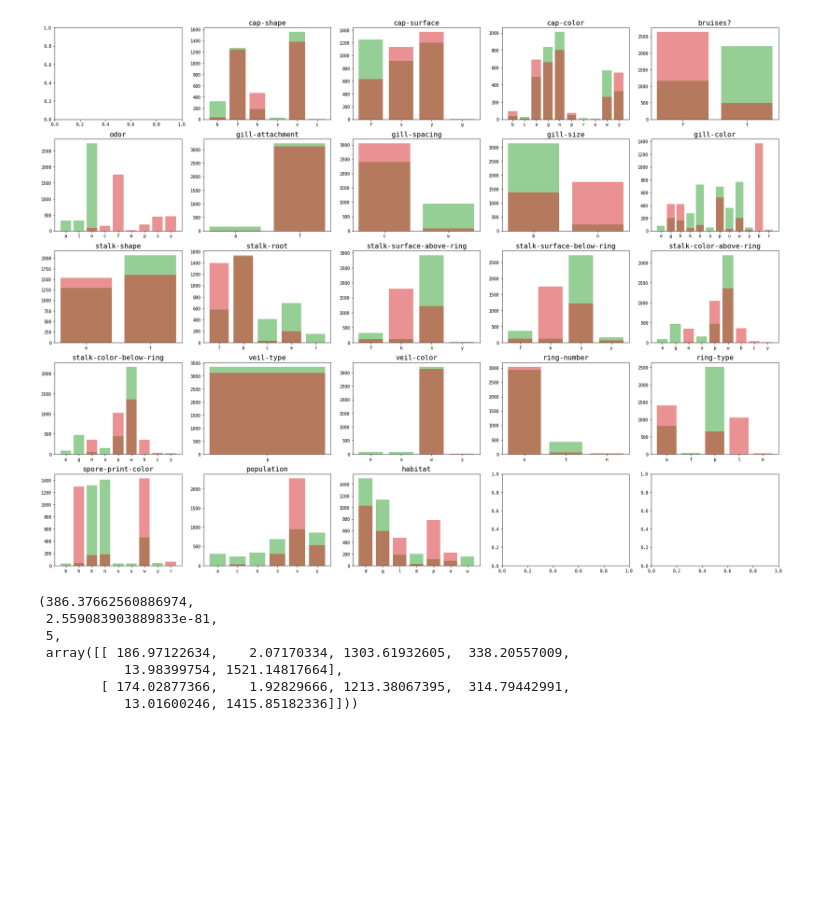
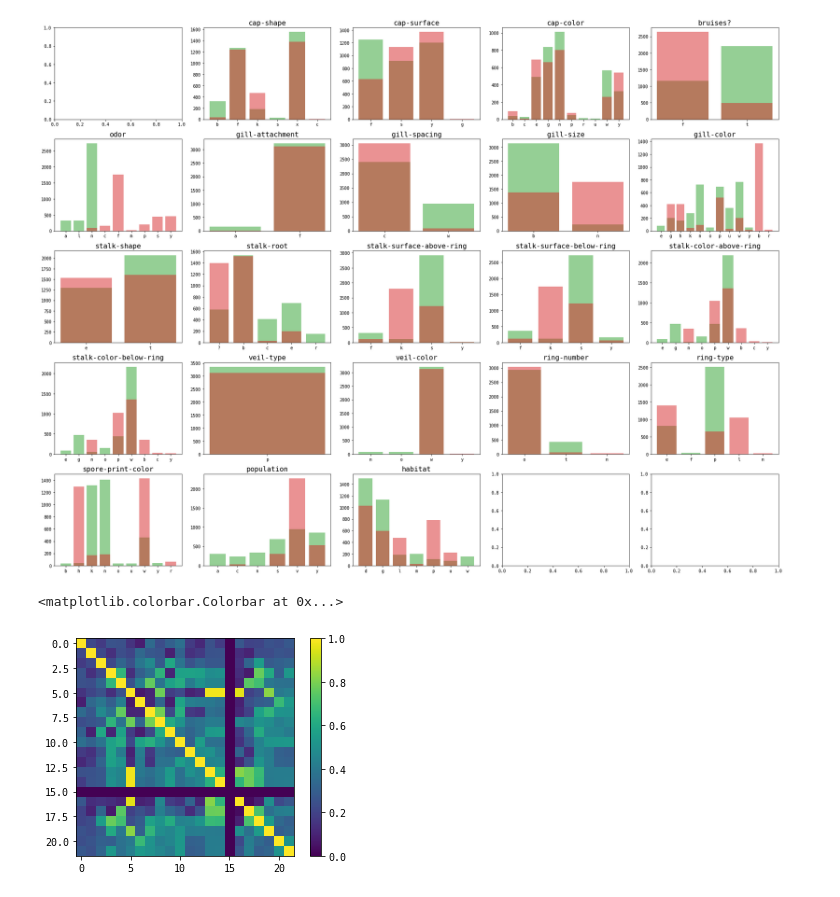
Before and after one commit to sinwall/221117_MLBasic, a Jupyter notebook: byungchang/starter_mushroom.ipynb, the cells around one changed output. Saved outputs shown, nothing was run; the diff lists cells and outputs as text; code cells hidden in the pictures; blank space fills up the shorter version.

Commit message:
cramer v

```diff
--- a/byungchang/starter_mushroom.ipynb
+++ b/byungchang/starter_mushroom.ipynb
@@ -6,7 +6,6 @@ plt.rcParams['font.family'] = 'DejaVu Sans Mono'
 input_path = '../../input'
 # %%
 col_names = [
-    'edibility',
     'cap-shape', 'cap-surface', 'cap-color', 'bruises?', 'odor',
     'gill-attachment', 'gill-spacing', 'gill-size', 'gill-color', 'stalk-shape',
     'stalk-root', 'stalk-surface-above-ring', 'stalk-surface-below-ring', 'stalk-color-above-ring', 'stalk-color-below-ring',
@@ -14,7 +13,7 @@ col_names = [
     'population', 'habitat'
 ]
 feature_names = col_names[1:]
-df = pd.read_csv(f'{input_path}/agaricus-lepiota.data', names=col_names)
+df = pd.read_csv(f'{input_path}/agaricus-lepiota.data', names=['edibility']+col_names)
 # %%
 df.head()
 # %% [output]
@@ -66,15 +85,22 @@ for i in range(1, 23):
 plt.tight_layout(), plt.show(); plt.close()
 # %% [output]
 [figure]
-# %%
-from scipy.stats import chi2_contingency
-
-chi2_contingency(pd.crosstab(df_train[col_names[0]], df_train[col_names[1]]))
-# %% [output]
-(386.37662560886974,
- 2.559083903889833e-81,
- 5,
- array([[ 186.97122634,    2.07170334, 1303.61932605,  338.20557009,
-           13.98399754, 1521.14817664],
-        [ 174.02877366,    1.92829666, 1213.38067395,  314.79442991,
-           13.01600246, 1415.85182336]]))
+# %%
+from scipy.stats import chi2_contingency
+import itertools
+
+cramer_v = np.zeros((len(col_names), len(col_names)))
+
+for name1, name2 in itertools.product(col_names, col_names):
+    if name1 == 'veil-type' or name2 == 'veil-type':
+        continue
+    chi2, _, _, _ = chi2_contingency(pd.crosstab(df_train[name1], df_train[name2]))
+    v = np.sqrt(chi2 / (min(df_train[name1].nunique(), df_train[name2].nunique())-1) / df_train.shape[0])
+    cramer_v[col_names.index(name1), col_names.index(name2)] = v
+    cramer_v[col_names.index(name2), col_names.index(name1)] = v
+# %%
+img = plt.imshow(cramer_v)
+plt.colorbar(img)
+# %% [output]
+<matplotlib.colorbar.Colorbar at 0x...>
+[figure, added]
```
Also changed, not shown: parts of 1 cell of this notebook.
